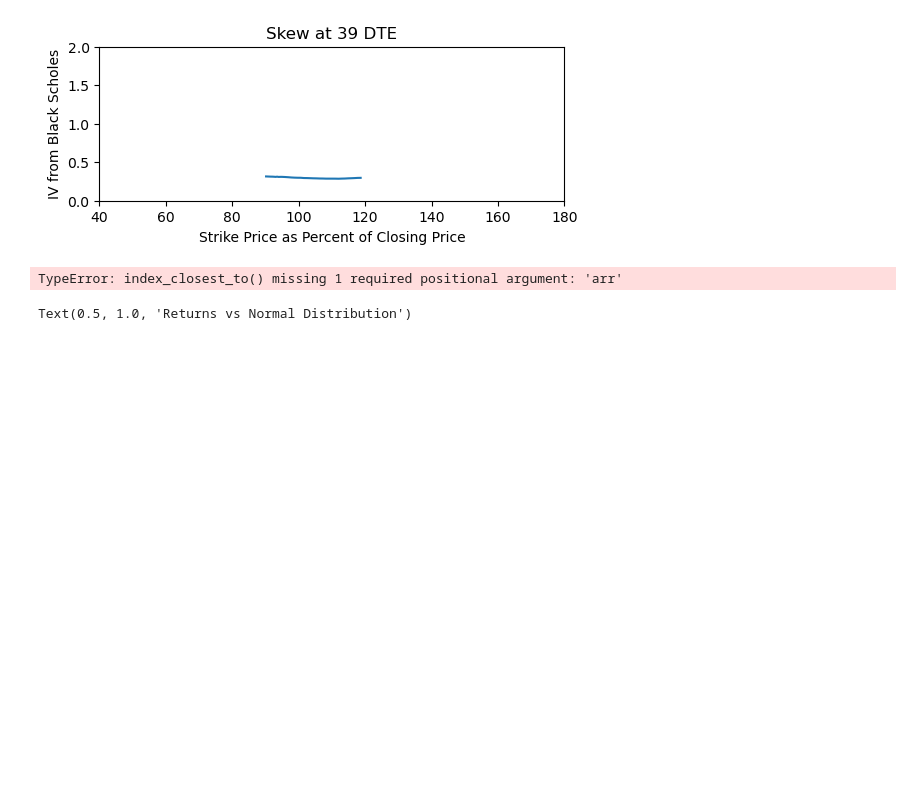
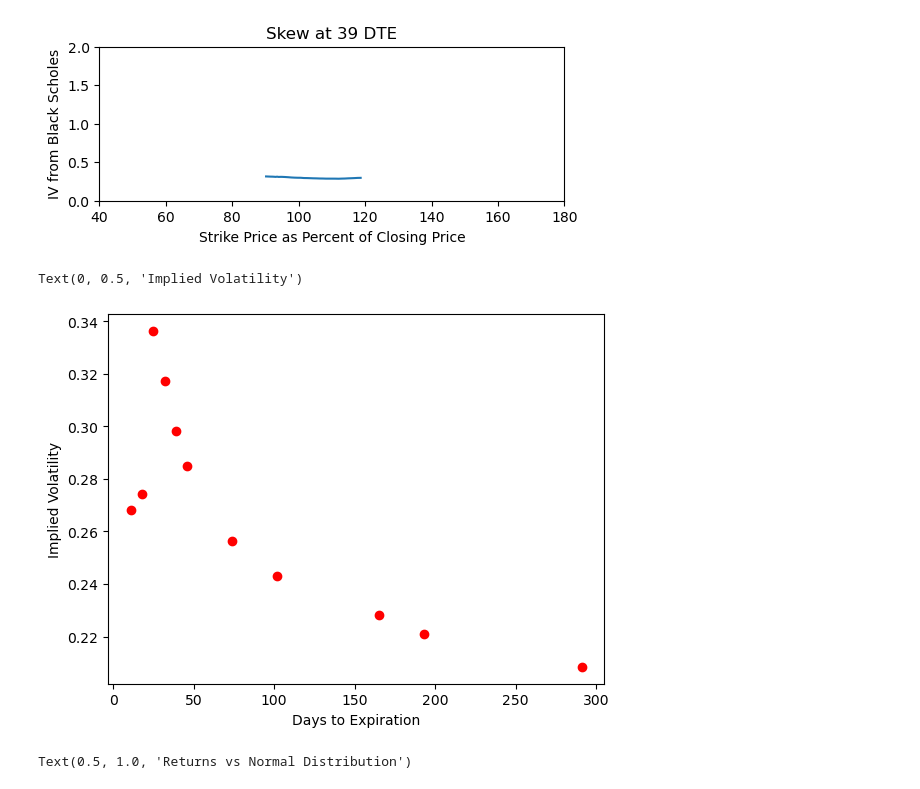
Before and after one commit to joeHollander/Quant_Finance, a Jupyter notebook: Options/OptionVisualization.ipynb, the cells around one changed output. Drawn from its saved outputs; the diff is of its cells as text; code cells hidden in the pictures; blank space fills up the shorter version.

```diff
--- a/Options/OptionVisualization.ipynb
+++ b/Options/OptionVisualization.ipynb
@@ -152,27 +152,26 @@ for i in range(num_of_graphs):
 # %%
 # finding term structure
 # creating strike divided by close column
 
 df.loc[:,"close adj strike"] = df["strike price"] / df["closing price"]
 
 # finding closest to the money strike (ATM)
-def index_closest_to(val, arr, moneyness_val=1):
+def index_closest_to(arr, val=1):
     arr = np.array(arr)
     closest = np.max(arr[arr < val])
     return np.where(arr == closest)
 
 df.loc[:,"atm strike index"] = list(map(index_closest_to, df["close adj strike"]))
 df.loc[:,"atm strike index"] = [np.array(x).flatten() for x in df["atm strike index"]]
 
 x = np.array(df.loc[0, "DTE"])[df.loc[0, "atm strike index"]]
 y = np.array(df.loc[0, "IV"])[df.loc[0, "atm strike index"]]
 plt.plot(x, y, "ro")
 plt.xlabel("Days to Expiration")
 plt.ylabel("Implied Volatility")
-
-df.head()
 # %% [output]
-TypeError: index_closest_to() missing 1 required positional argument: 'arr'
+Text(0, 0.5, 'Implied Volatility')
+[figure, added]
 # %%
 # distribution of returns
 import random
```
